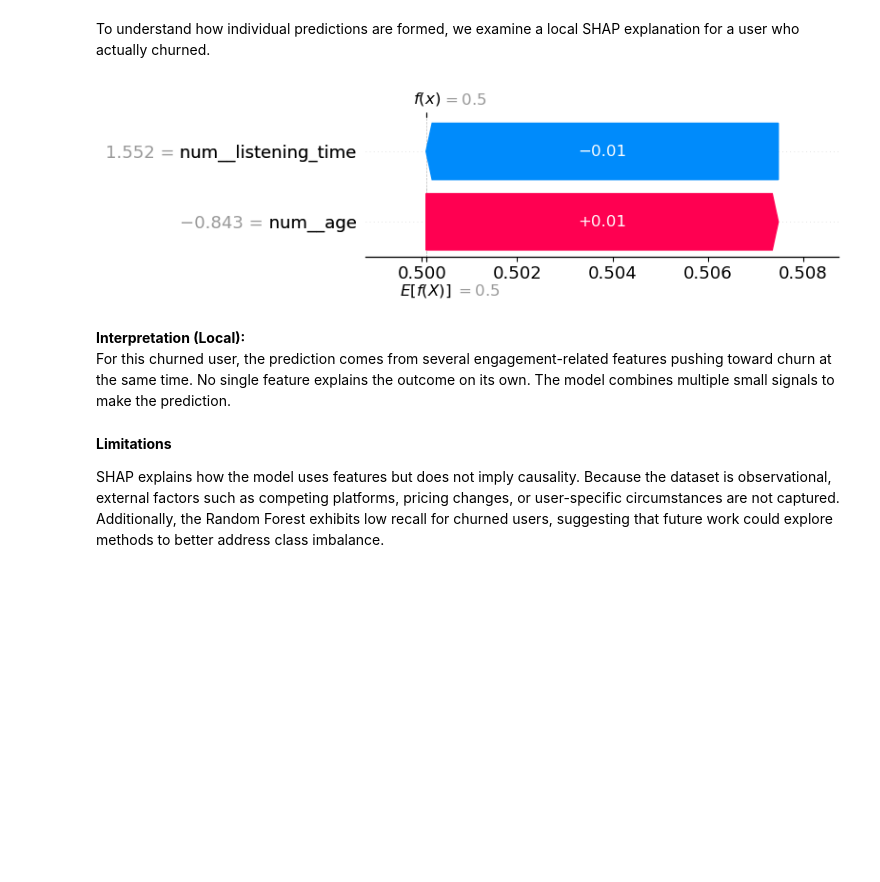
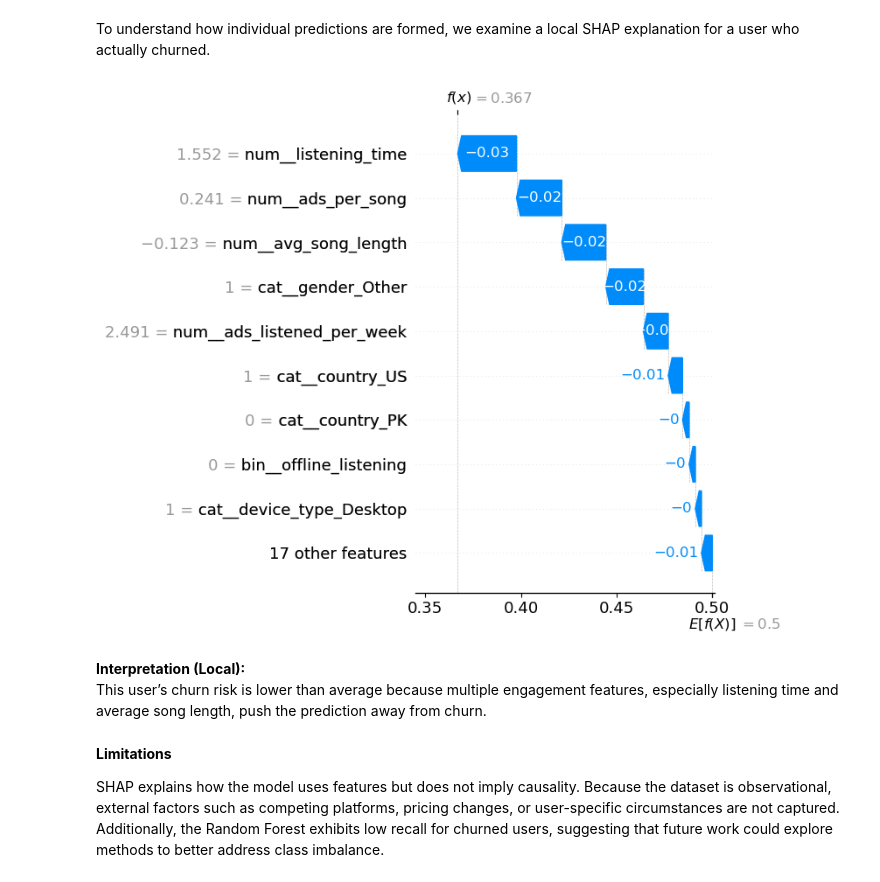
Before and after one commit to UCB-stat-159-f25/final-group08, a Jupyter notebook: notebooks/step05_interpret.ipynb, the cells around one changed output. Saved outputs shown, nothing was run; the diff lists cells and outputs as text; code cells hidden in the pictures; blank space fills up the shorter version.

```diff
--- a/notebooks/step05_interpret.ipynb
+++ b/notebooks/step05_interpret.ipynb
@@ -83,6 +83,9 @@ import matplotlib.pyplot as plt
 
 PROJECT_ROOT = Path.cwd().parent
 sys.path.insert(0, str(PROJECT_ROOT))
+
+FIG_DIR = Path.cwd().parent / "fig_builds" / "step05_interpret"
+FIG_DIR.mkdir(parents=True, exist_ok=True)
 # %%
 DATA_DIR = PROJECT_ROOT / "data" / "02_vectorized"
 
@@ -185,22 +189,23 @@ To understand how individual predictions are formed, we examine a local SHAP exp
 # %%
 idx = int(np.where(y_test == 1)[0][0])
 
 shap.waterfall_plot(
     shap.Explanation(
-        values=shap_values[1][idx],
+        values=shap_values[idx, :, 1],
         base_values=explainer.expected_value[1],
         data=X_test_dense[idx],
         feature_names=feature_names,
     ),
     show=False
 )
 plt.tight_layout()
+plt.savefig(FIG_DIR / "local_shap_waterfall.png", dpi=300, bbox_inches="tight")
 plt.show()
 # %% [output]
-[figure, old version]
+[figure, new version]
 # %% [markdown]
 **Interpretation (Local):**
-For this churned user, the prediction comes from several engagement-related features pushing toward churn at the same time. No single feature explains the outcome on its own. The model combines multiple small signals to make the prediction.
+This user’s churn risk is lower than average because multiple engagement features, especially listening time and average song length, push the prediction away from churn.
 # %% [markdown]
 **Limitations**
 
```
Also changed, not shown: parts of 3 cells of this notebook, 3 other files.
